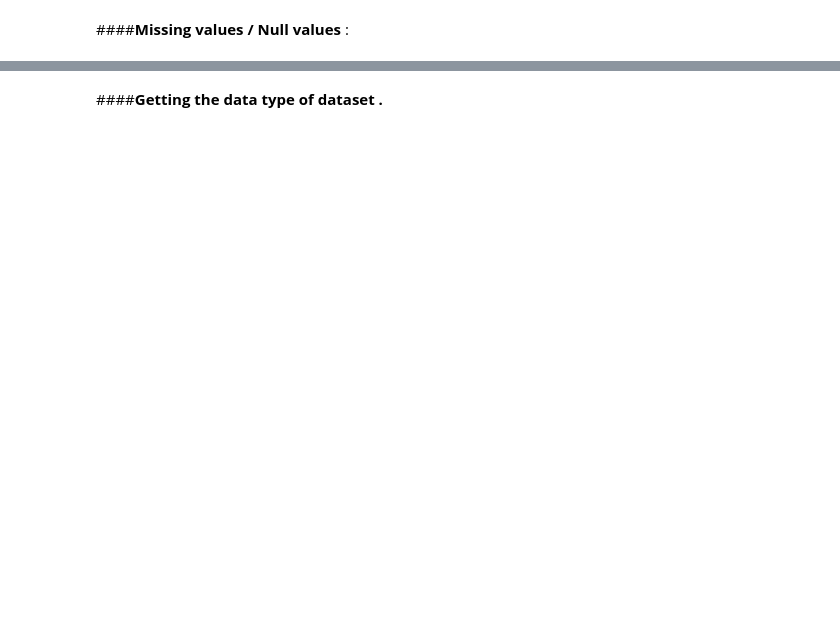
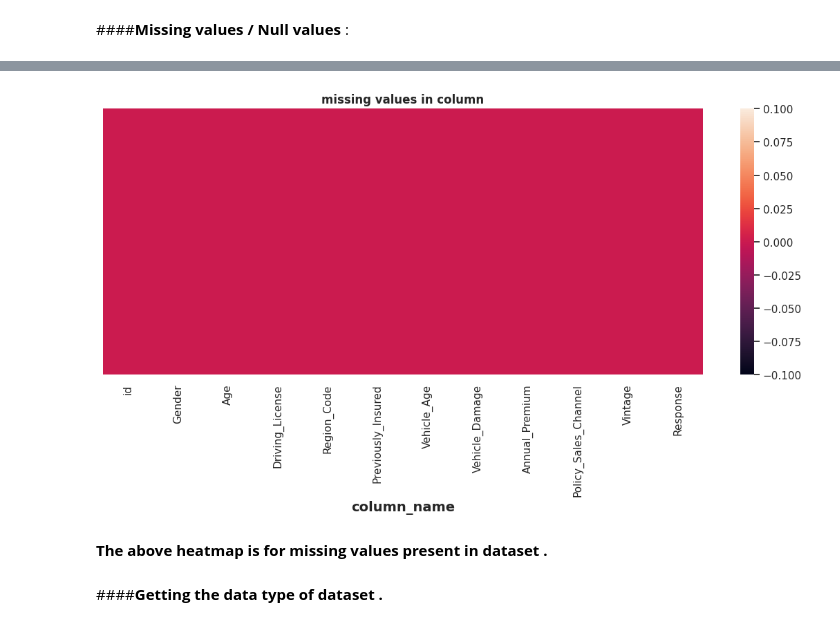
Before and after one commit to shwe-hg/capston-project-on-classification, a Jupyter notebook: project_on_classification(ML).ipynb, the cells around one changed output, grey strips where cells are left out. Drawn from its saved outputs; the diff is of its cells as text; code cells hidden in the pictures; blank space fills up the shorter version.

```diff
--- a/project_on_classification(ML).ipynb
+++ b/project_on_classification(ML).ipynb
@@ -208,3 +205,14 @@ We found that there is no null values in the dataset .
+# %%
+# heatmap for missing values .
+plt.figure(figsize=(14, 5))
+sns.heatmap(df1.isnull(), cbar=True, yticklabels=False)
+plt.xlabel("column_name", size=14, weight="bold")
+plt.title("missing values in column",fontweight="bold",size=12)
+plt.show()
+# %% [output]
+[figure, added]
+# %% [markdown]
+**The above heatmap is for missing values present in dataset .**
 # %% [markdown]
 ####**Getting the data type of dataset .**
 # %%
```
Also changed, not shown: parts of 26 cells of this notebook.
